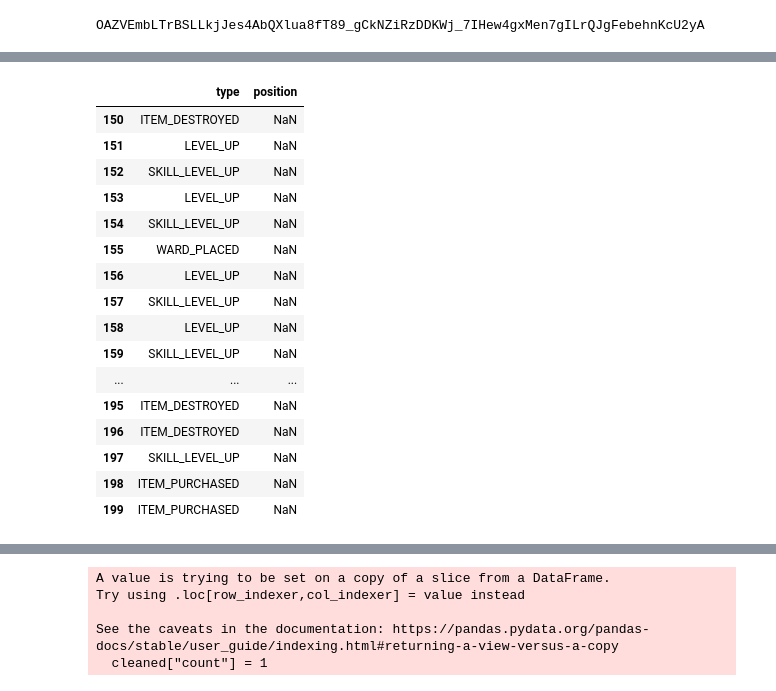
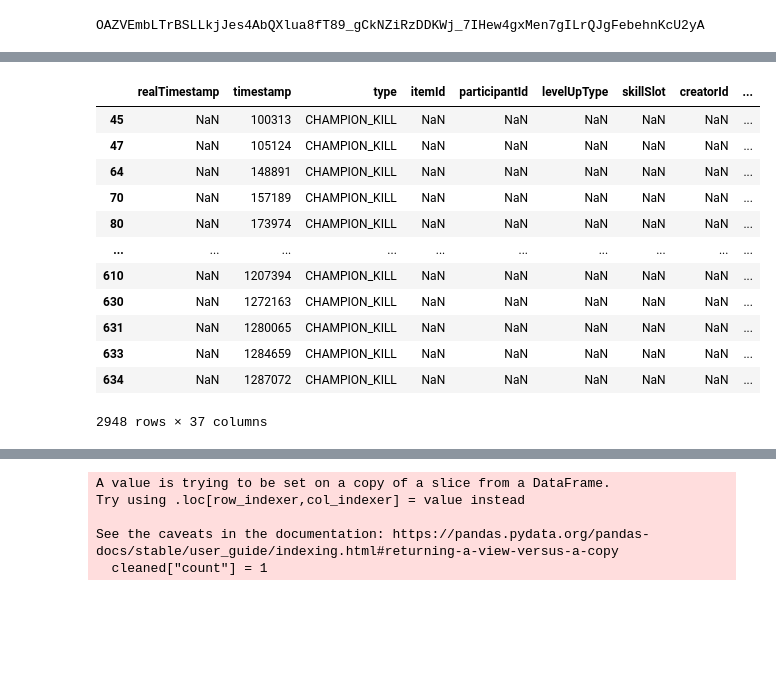
Before and after one commit to chung-ejy/ward, a Jupyter notebook: testing.ipynb, the cells around one changed output, grey strips where cells are left out. Saved outputs shown, nothing was run; the diff lists cells and outputs as text; code cells hidden in the pictures; blank space fills up the shorter version.

```diff
--- a/testing.ipynb
+++ b/testing.ipynb
@@ -23,5 +24,5 @@ print(puuid)
 # %% [output]
 OAZVEmbLTrBSLLkjJes4AbQXlua8fT89_gCkNZiRzDDKWj_7IHew4gxMen7gILrQJgFebehnKcU2yA
 # %%
-response = r.get(f"https://americas.api.riotgames.com/lol/match/v5/matches/by-puuid/{puuid}/ids?start=0&count=100&type=ranked",headers=headers)
+response = r.get(f"https://americas.api.riotgames.com/lol/match/v5/matches/by-puuid/{puuid}/ids?start=300&count=100&type=ranked",headers=headers)
 matches = response.json()
@@ -72,21 +91 @@ NameError: name 'all_participant_data' is not defined
-# %%
-match_time.iloc[150:200][["type","position"]]
-# %% [output]
-|  | type | position |
-| 150 | ITEM_DESTROYED | NaN |
-| 151 | LEVEL_UP | NaN |
-| 152 | SKILL_LEVEL_UP | NaN |
-| 153 | LEVEL_UP | NaN |
-| 154 | SKILL_LEVEL_UP | NaN |
-| 155 | WARD_PLACED | NaN |
-| 156 | LEVEL_UP | NaN |
-| 157 | SKILL_LEVEL_UP | NaN |
-| 158 | LEVEL_UP | NaN |
-| 159 | SKILL_LEVEL_UP | NaN |
-| ... | ... | ... |
-| 195 | ITEM_DESTROYED | NaN |
-| 196 | ITEM_DESTROYED | NaN |
-| 197 | SKILL_LEVEL_UP | NaN |
-| 198 | ITEM_PURCHASED | NaN |
-| 199 | ITEM_PURCHASED | NaN |
 # %%
@@ -95,5 +94,21 @@ match_time = pd.read_csv("match_time.csv")
 # %%
 kills = match_time[match_time["type"]=="CHAMPION_KILL"]
+# %%
+kills
+# %% [output]
+|  | realTimestamp | timestamp | type | itemId | participantId | levelUpType | skillSlot | creatorId | ... |
+| 45 | NaN | 100313 | CHAMPION_KILL | NaN | NaN | NaN | NaN | NaN | ... |
+| 47 | NaN | 105124 | CHAMPION_KILL | NaN | NaN | NaN | NaN | NaN | ... |
+| 64 | NaN | 148891 | CHAMPION_KILL | NaN | NaN | NaN | NaN | NaN | ... |
+| 70 | NaN | 157189 | CHAMPION_KILL | NaN | NaN | NaN | NaN | NaN | ... |
+| 80 | NaN | 173974 | CHAMPION_KILL | NaN | NaN | NaN | NaN | NaN | ... |
+| ... | ... | ... | ... | ... | ... | ... | ... | ... | ... |
+| 610 | NaN | 1207394 | CHAMPION_KILL | NaN | NaN | NaN | NaN | NaN | ... |
+| 630 | NaN | 1272163 | CHAMPION_KILL | NaN | NaN | NaN | NaN | NaN | ... |
+| 631 | NaN | 1280065 | CHAMPION_KILL | NaN | NaN | NaN | NaN | NaN | ... |
+| 633 | NaN | 1284659 | CHAMPION_KILL | NaN | NaN | NaN | NaN | NaN | ... |
+| 634 | NaN | 1287072 | CHAMPION_KILL | NaN | NaN | NaN | NaN | NaN | ... |
+2948 rows × 37 columns
 # %%
 relevant = []
 for col in kills.columns:
```
Also changed, not shown: parts of 23 cells of this notebook.
